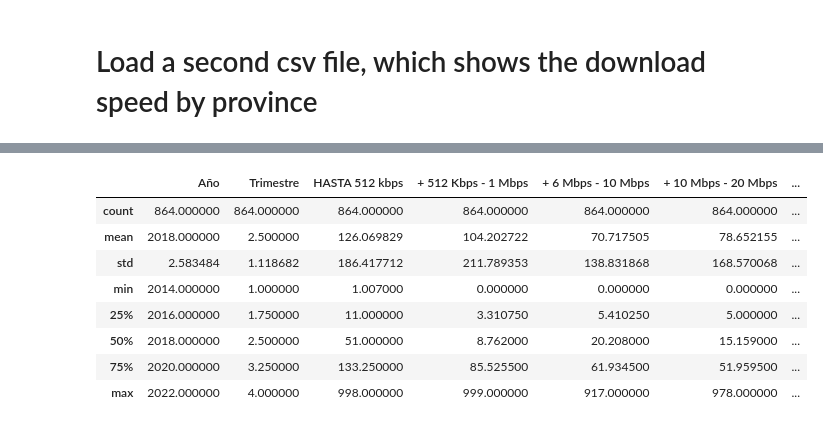
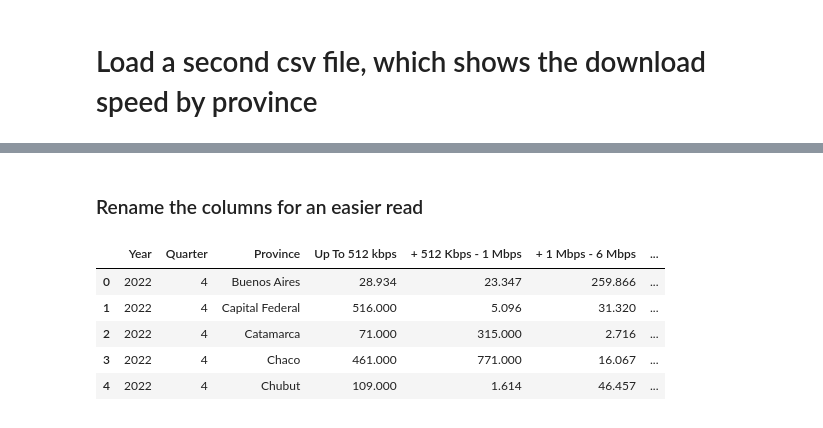
Before and after one commit to PatoMarzi/InternetAccess, a Jupyter notebook: EDAs/Internet_Access.ipynb, the cells around one changed output, grey strips where cells are left out. Cells and saved outputs as stored; diff of their text form; code cells hidden in the pictures.

```diff
--- a/EDAs/Internet_Access.ipynb
+++ b/EDAs/Internet_Access.ipynb
@@ -265,12 +259,15 @@ df2
+# %% [markdown]
+### Rename the columns for an easier read
+# %%
+df2Columns = {'Año': 'Year', 'Trimestre': 'Quarter', 'Provincia': 'Province', 'HASTA 512 kbps': 'Up To 512 kbps', 'OTROS': 'Others',}
+# %%
+df2.rename(columns = df2Columns, inplace = True)
 # %%
-df2.describe()
+df2.head()
 # %% [output]
-|  | Año | Trimestre | HASTA 512 kbps | + 512 Kbps - 1 Mbps | + 6 Mbps - 10 Mbps | + 10 Mbps - 20 Mbps | ... |
-| count | 864.000000 | 864.000000 | 864.000000 | 864.000000 | 864.000000 | 864.000000 | ... |
-| mean | 2018.000000 | 2.500000 | 126.069829 | 104.202722 | 70.717505 | 78.652155 | ... |
-| std | 2.583484 | 1.118682 | 186.417712 | 211.789353 | 138.831868 | 168.570068 | ... |
-| min | 2014.000000 | 1.000000 | 1.007000 | 0.000000 | 0.000000 | 0.000000 | ... |
-| 25% | 2016.000000 | 1.750000 | 11.000000 | 3.310750 | 5.410250 | 5.000000 | ... |
-| 50% | 2018.000000 | 2.500000 | 51.000000 | 8.762000 | 20.208000 | 15.159000 | ... |
-| 75% | 2020.000000 | 3.250000 | 133.250000 | 85.525500 | 61.934500 | 51.959500 | ... |
-| max | 2022.000000 | 4.000000 | 998.000000 | 999.000000 | 917.000000 | 978.000000 | ... |
+|  | Year | Quarter | Province | Up To 512 kbps | + 512 Kbps - 1 Mbps | + 1 Mbps - 6 Mbps | ... |
+| 0 | 2022 | 4 | Buenos Aires | 28.934 | 23.347 | 259.866 | ... |
+| 1 | 2022 | 4 | Capital Federal | 516.000 | 5.096 | 31.320 | ... |
+| 2 | 2022 | 4 | Catamarca | 71.000 | 315.000 | 2.716 | ... |
+| 3 | 2022 | 4 | Chaco | 461.000 | 771.000 | 16.067 | ... |
+| 4 | 2022 | 4 | Chubut | 109.000 | 1.614 | 46.457 | ... |
```
Also changed, not shown: parts of 18 cells of this notebook.
